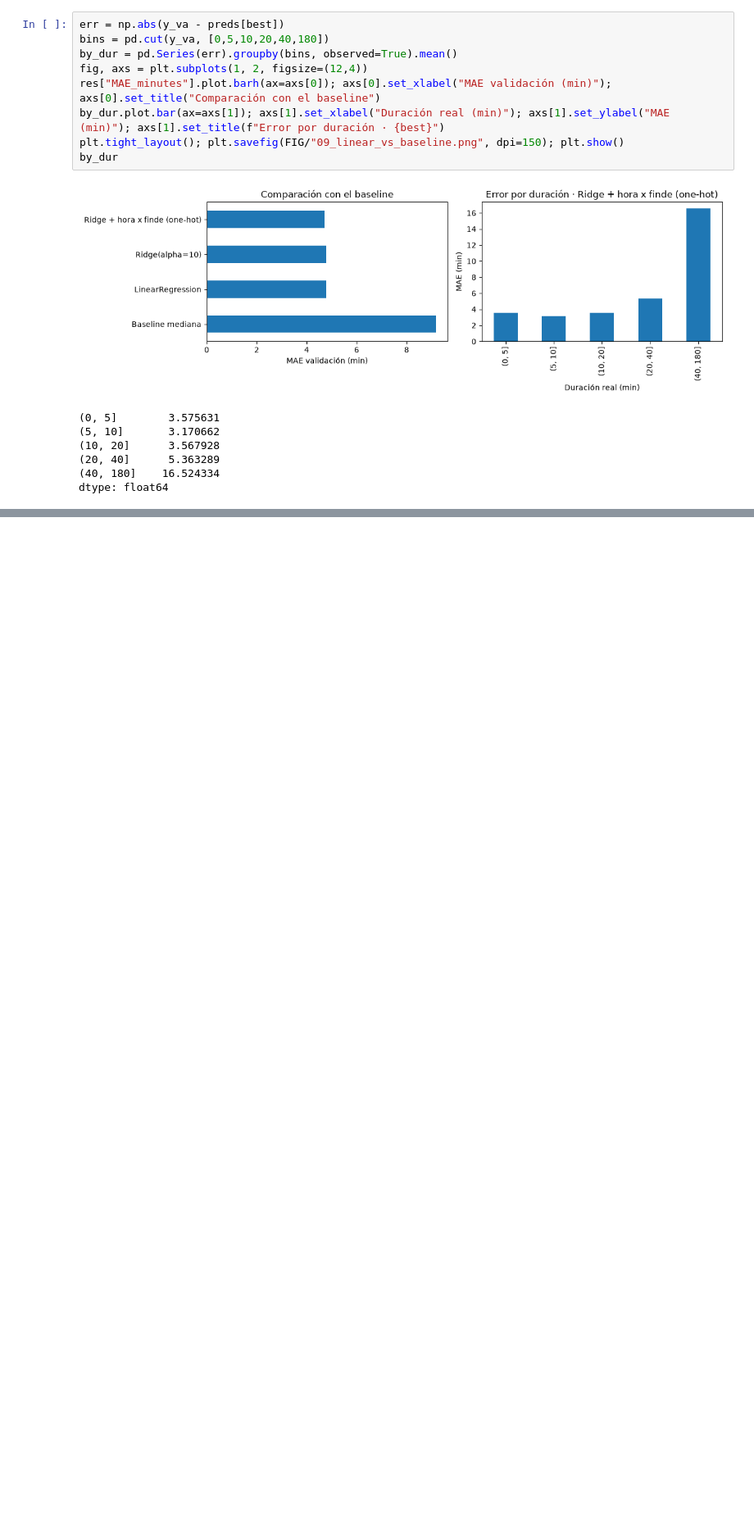
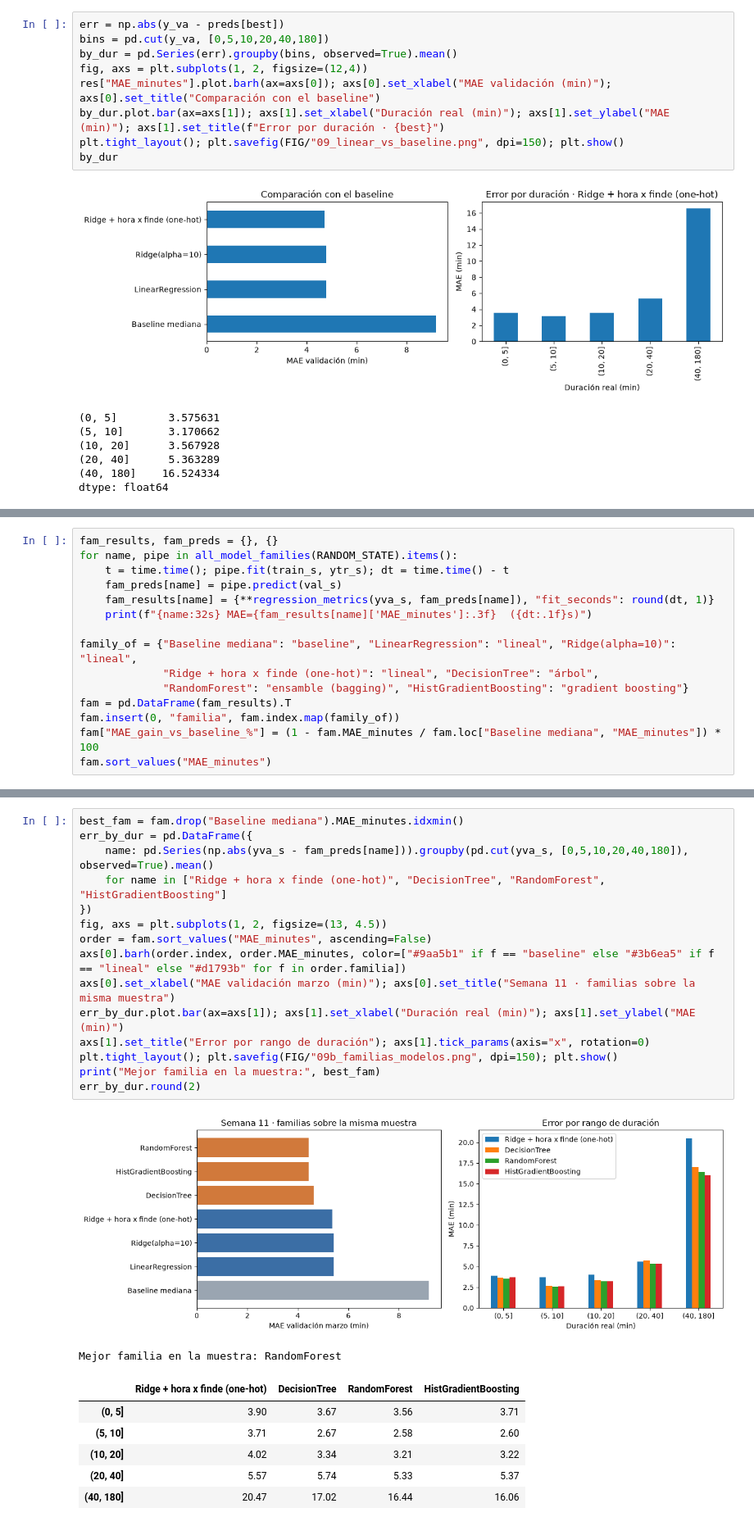
Before and after one commit to JairoCatacora/ML-Proy, a Jupyter notebook: notebooks/03_modelos.ipynb, the cells around one changed output, grey strips where cells are left out. Shown at 82% size. Cells and saved outputs as stored; diff of their text form; blank space fills up the shorter version.

Commit message:
feat(modelos): semanas 11 y 12 - árboles, ensambles, boosting y búsqueda de hiperparámetros

```diff
--- a/notebooks/03_modelos.ipynb
+++ b/notebooks/03_modelos.ipynb
@@ -112,0 +151,15 @@ out = {"train_months": TRAIN_MONTHS, "validation_months": VAL_MONTHS, "train_row
+# %%
+fam_results, fam_preds = {}, {}
+for name, pipe in all_model_families(RANDOM_STATE).items():
+    t = time.time(); pipe.fit(train_s, ytr_s); dt = time.time() - t
+    fam_preds[name] = pipe.predict(val_s)
+    fam_results[name] = {**regression_metrics(yva_s, fam_preds[name]), "fit_seconds": round(dt, 1)}
+    print(f"{name:32s} MAE={fam_results[name]['MAE_minutes']:.3f}  ({dt:.1f}s)")
+
+family_of = {"Baseline mediana": "baseline", "LinearRegression": "lineal", "Ridge(alpha=10)": "lineal",
+             "Ridge + hora x finde (one-hot)": "lineal", "DecisionTree": "árbol",
+             "RandomForest": "ensamble (bagging)", "HistGradientBoosting": "gradient boosting"}
+fam = pd.DataFrame(fam_results).T
+fam.insert(0, "familia", fam.index.map(family_of))
+fam["MAE_gain_vs_baseline_%"] = (1 - fam.MAE_minutes / fam.loc["Baseline mediana", "MAE_minutes"]) * 100
+fam.sort_values("MAE_minutes")
@@ -112,0 +182,24 @@ out = {"train_months": TRAIN_MONTHS, "validation_months": VAL_MONTHS, "train_row
+# %%
+best_fam = fam.drop("Baseline mediana").MAE_minutes.idxmin()
+err_by_dur = pd.DataFrame({
+    name: pd.Series(np.abs(yva_s - fam_preds[name])).groupby(pd.cut(yva_s, [0,5,10,20,40,180]), observed=True).mean()
+    for name in ["Ridge + hora x finde (one-hot)", "DecisionTree", "RandomForest", "HistGradientBoosting"]
+})
+fig, axs = plt.subplots(1, 2, figsize=(13, 4.5))
+order = fam.sort_values("MAE_minutes", ascending=False)
+axs[0].barh(order.index, order.MAE_minutes, color=["#9aa5b1" if f == "baseline" else "#3b6ea5" if f == "lineal" else "#d1793b" for f in order.familia])
+axs[0].set_xlabel("MAE validación marzo (min)"); axs[0].set_title("Semana 11 · familias sobre la misma muestra")
+err_by_dur.plot.bar(ax=axs[1]); axs[1].set_xlabel("Duración real (min)"); axs[1].set_ylabel("MAE (min)")
+axs[1].set_title("Error por rango de duración"); axs[1].tick_params(axis="x", rotation=0)
+plt.tight_layout(); plt.savefig(FIG/"09b_familias_modelos.png", dpi=150); plt.show()
+print("Mejor familia en la muestra:", best_fam)
+err_by_dur.round(2)
+# %% [output]
+[figure, added]
+Mejor familia en la muestra: RandomForest
+|  | Ridge + hora x finde (one-hot) | DecisionTree | RandomForest | HistGradientBoosting |
+| (0, 5] | 3.90 | 3.67 | 3.56 | 3.71 |
+| (5, 10] | 3.71 | 2.67 | 2.58 | 2.60 |
+| (10, 20] | 4.02 | 3.34 | 3.21 | 3.22 |
+| (20, 40] | 5.57 | 5.74 | 5.33 | 5.37 |
+| (40, 180] | 20.47 | 17.02 | 16.44 | 16.06 |
```
Also changed, not shown: parts of 14 cells of this notebook, 8 other files.
